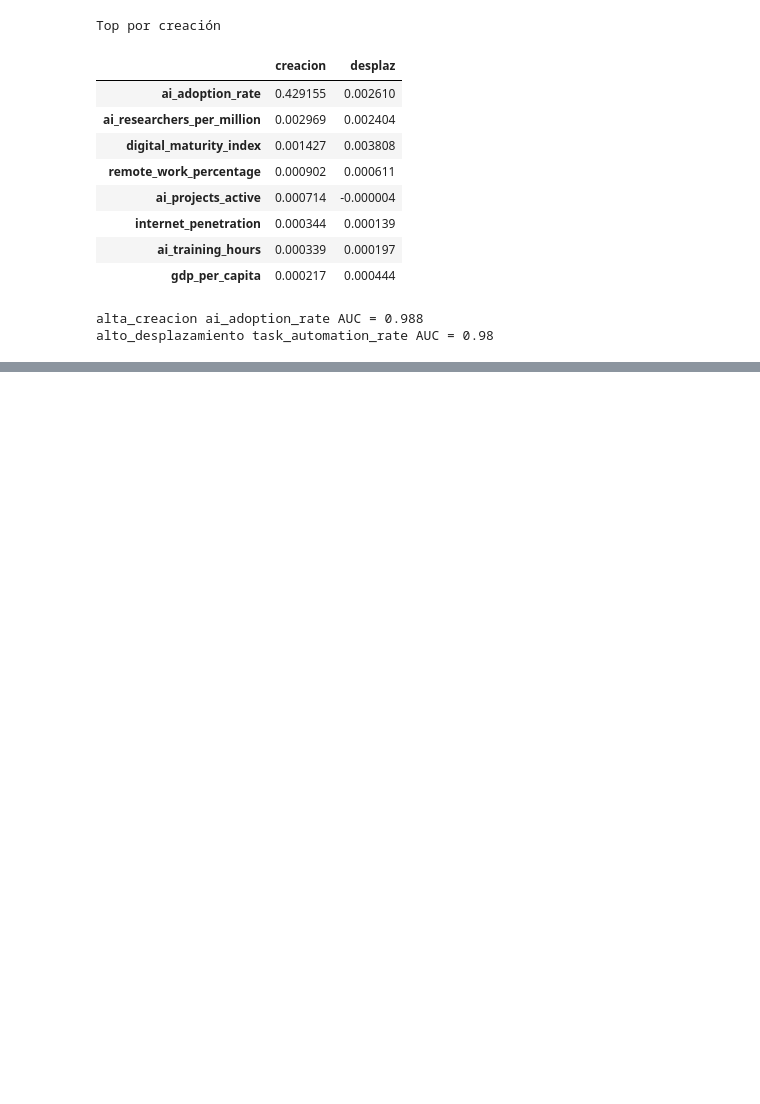
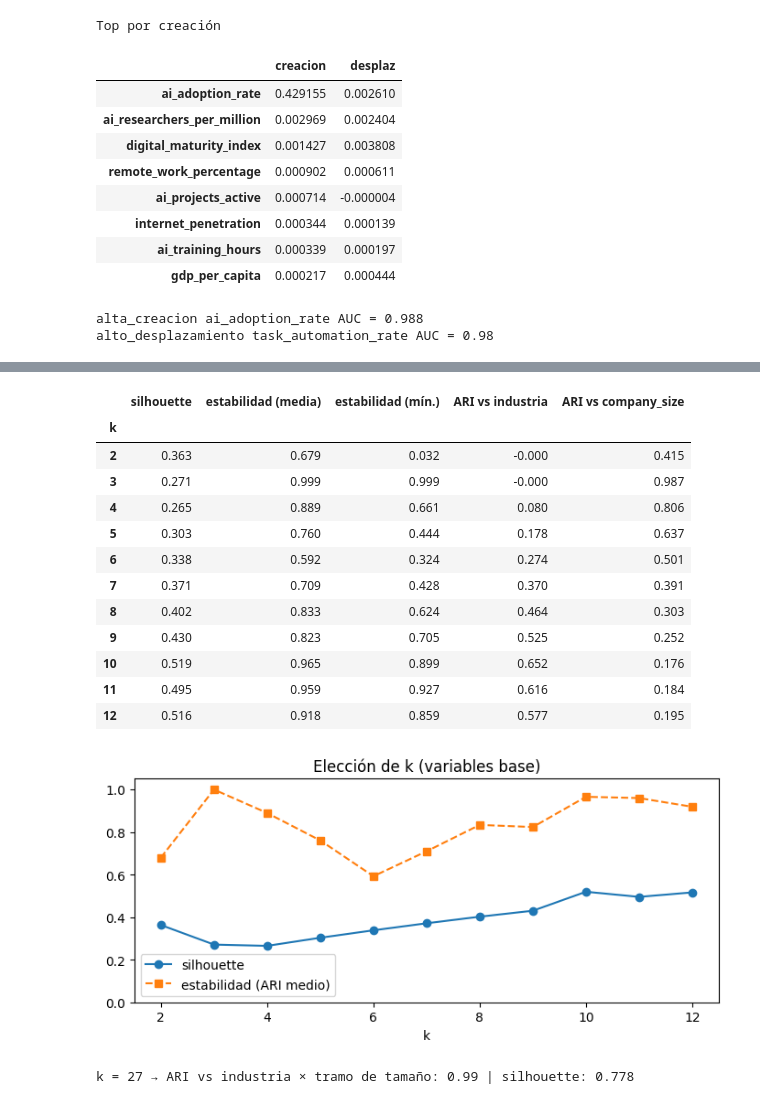
Before and after one commit to Franncippi/Proyecto-mentoria-M09, a Jupyter notebook: notebooks/03_modelado.ipynb, the cells around one changed output, grey strips where cells are left out. Saved outputs shown, nothing was run; the diff lists cells and outputs as text; code cells hidden in the pictures; blank space fills up the shorter version.

```diff
--- a/notebooks/03_modelado.ipynb
+++ b/notebooks/03_modelado.ipynb
@@ -719,9 +604,0 @@ plt.show()
-# %%
-# 4) PCA: cuántas dimensiones independientes hay y qué variables las componen
-from sklearn.decomposition import PCA
-from sklearn.preprocessing import StandardScaler
-Z = StandardScaler().fit_transform(X)
-pca = PCA().fit(Z)
-print(pd.Series(pca.explained_variance_ratio_, index=range(1, len(VARS) + 1)).round(3))
-display(pd.DataFrame(pca.components_[:3].T, index=VARS,
-                     columns=["PC1", "PC2", "PC3"]).round(2))
@@ -1009,0 +818,53 @@ plt.show()
+# %%
+def estabilidad(Z, k, n_rep=15, seed=0):
+    """ARI medio y mínimo al reentrenar K-means con la mitad de las empresas y reasignar el resto."""
+    base = KMeans(k, n_init=10, random_state=42).fit(Z)
+    rng = np.random.default_rng(seed); aris = []
+    for _ in range(n_rep):
+        idx = rng.choice(len(Z), len(Z) // 2, replace=False)
+        m = KMeans(k, n_init=5, random_state=int(rng.integers(1_000_000))).fit(Z[idx])
+        aris.append(adjusted_rand_score(base.labels_, m.predict(Z)))
+    return np.mean(aris), np.min(aris)
+
+ind_codigos = pd.factorize(empresas["industry"])[0]
+tam_codigos = pd.factorize(empresas["company_size"])[0]     # solo para describir: no entra al clustering
+
+filas = []
+for k in range(2, 13):
+    lab = KMeans(k, n_init=20, random_state=42).fit_predict(Z_base)
+    est_m, est_min = estabilidad(Z_base, k)
+    filas.append({"k": k,
+                  "silhouette": silhouette_score(Z_base, lab, sample_size=4000, random_state=42),
+                  "estabilidad (media)": est_m, "estabilidad (mín.)": est_min,
+                  "ARI vs industria": adjusted_rand_score(lab, ind_codigos),
+                  "ARI vs company_size": adjusted_rand_score(lab, tam_codigos)})
+sel_k = pd.DataFrame(filas).set_index("k").round(3)
+display(sel_k)
+
+fig, ax = plt.subplots(figsize=(7, 3.4))
+ax.plot(sel_k.index, sel_k["silhouette"], "o-", label="silhouette")
+ax.plot(sel_k.index, sel_k["estabilidad (media)"], "s--", label="estabilidad (ARI medio)")
+ax.set_xlabel("k"); ax.set_ylim(0, 1.05); ax.legend(); ax.set_title("Elección de k (variables base)")
+plt.tight_layout(); plt.show()
+
+# Más allá de 12 el silhouette sigue subiendo de forma mecánica: con k = 27 recupera exactamente industria × tramo de tamaño
+km27 = KMeans(27, n_init=20, random_state=42).fit(Z_base)
+producto = empresas["industry"] + "_" + empresas["company_size"]
+print(f"k = 27 → ARI vs industria × tramo de tamaño: {adjusted_rand_score(km27.labels_, producto):.2f}"
+      f" | silhouette: {silhouette_score(Z_base, km27.labels_, sample_size=4000, random_state=42):.3f}")
+# %% [output]
+|  | silhouette | estabilidad (media) | estabilidad (mín.) | ARI vs industria | ARI vs company_size |
+| k |  |  |  |  |  |
+| 2 | 0.363 | 0.679 | 0.032 | -0.000 | 0.415 |
+| 3 | 0.271 | 0.999 | 0.999 | -0.000 | 0.987 |
+| 4 | 0.265 | 0.889 | 0.661 | 0.080 | 0.806 |
+| 5 | 0.303 | 0.760 | 0.444 | 0.178 | 0.637 |
+| 6 | 0.338 | 0.592 | 0.324 | 0.274 | 0.501 |
+| 7 | 0.371 | 0.709 | 0.428 | 0.370 | 0.391 |
+| 8 | 0.402 | 0.833 | 0.624 | 0.464 | 0.303 |
+| 9 | 0.430 | 0.823 | 0.705 | 0.525 | 0.252 |
+| 10 | 0.519 | 0.965 | 0.899 | 0.652 | 0.176 |
+| 11 | 0.495 | 0.959 | 0.927 | 0.616 | 0.184 |
+| 12 | 0.516 | 0.918 | 0.859 | 0.577 | 0.195 |
+[figure, added]
+k = 27 → ARI vs industria × tramo de tamaño: 0.99 | silhouette: 0.778
```
Also changed, not shown: parts of 70 cells of this notebook.
